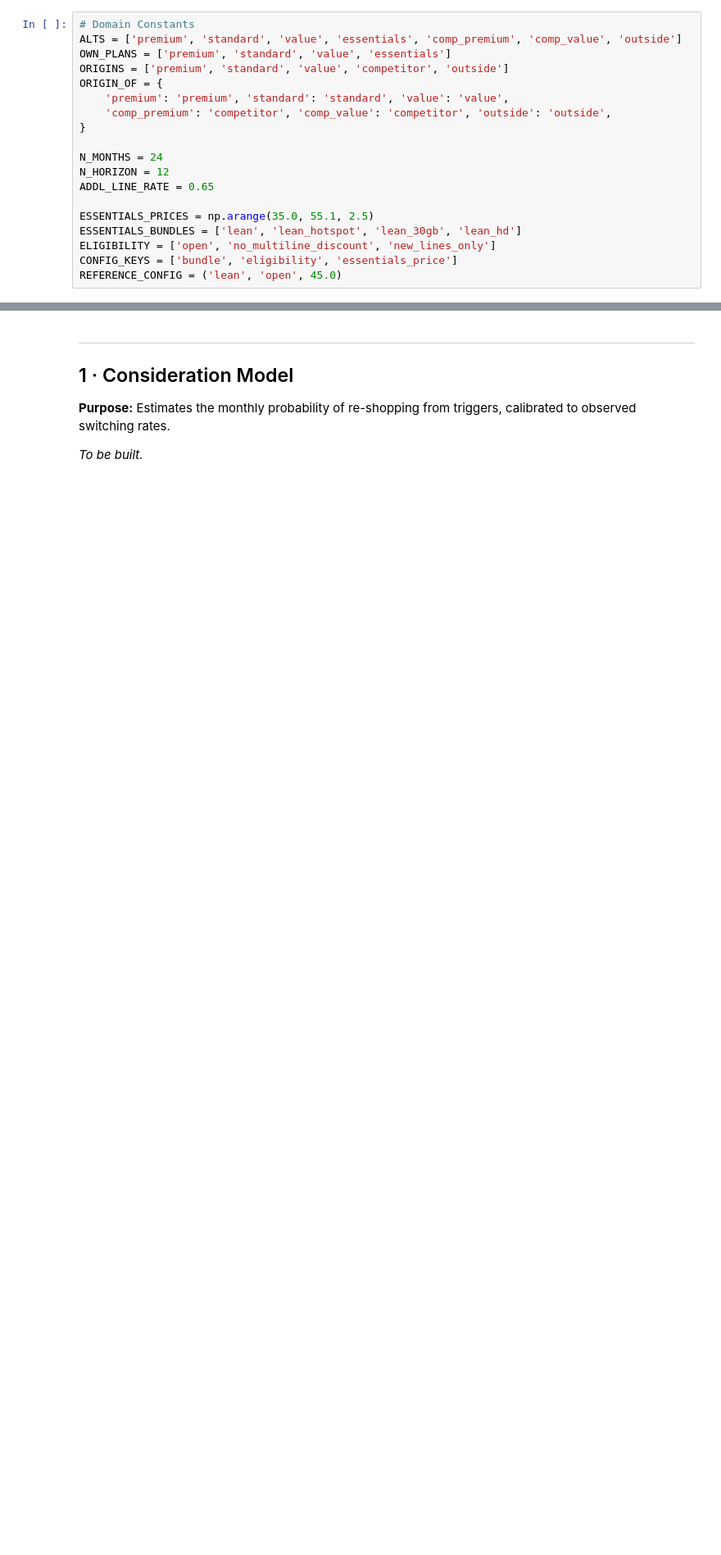
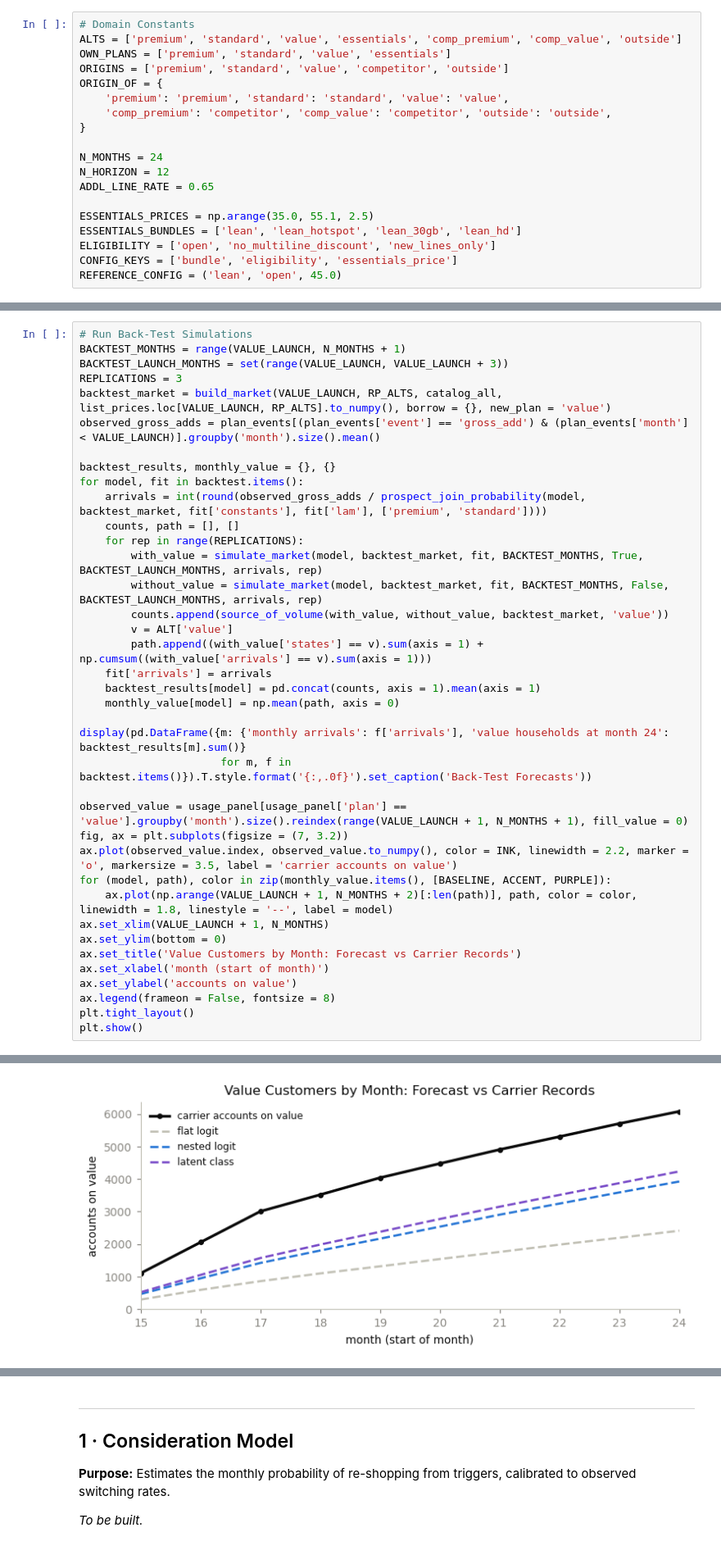
Before and after one commit to paforsey/data-science-portfolio, a Jupyter notebook: case-studies/rate-plan-cannibalization/02_launch_forecast.ipynb, the cells around one changed output, grey strips where cells are left out. Shown at 82% size. Cells and saved outputs as stored; diff of their text form; blank space fills up the shorter version.

```diff
--- a/case-studies/rate-plan-cannibalization/02_launch_forecast.ipynb
+++ b/case-studies/rate-plan-cannibalization/02_launch_forecast.ipynb
@@ -170,0 +665,39 @@ REFERENCE_CONFIG = ('lean', 'open', 45.0)
+# %%
+# Run Back-Test Simulations
+BACKTEST_MONTHS = range(VALUE_LAUNCH, N_MONTHS + 1)
+BACKTEST_LAUNCH_MONTHS = set(range(VALUE_LAUNCH, VALUE_LAUNCH + 3))
+REPLICATIONS = 3
+backtest_market = build_market(VALUE_LAUNCH, RP_ALTS, catalog_all, list_prices.loc[VALUE_LAUNCH, RP_ALTS].to_numpy(), borrow = {}, new_plan = 'value')
+observed_gross_adds = plan_events[(plan_events['event'] == 'gross_add') & (plan_events['month'] < VALUE_LAUNCH)].groupby('month').size().mean()
+
+backtest_results, monthly_value = {}, {}
+for model, fit in backtest.items():
+    arrivals = int(round(observed_gross_adds / prospect_join_probability(model, backtest_market, fit['constants'], fit['lam'], ['premium', 'standard'])))
+    counts, path = [], []
+    for rep in range(REPLICATIONS):
+        with_value = simulate_market(model, backtest_market, fit, BACKTEST_MONTHS, True, BACKTEST_LAUNCH_MONTHS, arrivals, rep)
+        without_value = simulate_market(model, backtest_market, fit, BACKTEST_MONTHS, False, BACKTEST_LAUNCH_MONTHS, arrivals, rep)
+        counts.append(source_of_volume(with_value, without_value, backtest_market, 'value'))
+        v = ALT['value']
+        path.append((with_value['states'] == v).sum(axis = 1) + np.cumsum((with_value['arrivals'] == v).sum(axis = 1)))
+    fit['arrivals'] = arrivals
+    backtest_results[model] = pd.concat(counts, axis = 1).mean(axis = 1)
+    monthly_value[model] = np.mean(path, axis = 0)
+
+display(pd.DataFrame({m: {'monthly arrivals': f['arrivals'], 'value households at month 24': backtest_results[m].sum()}
+                      for m, f in backtest.items()}).T.style.format('{:,.0f}').set_caption('Back-Test Forecasts'))
+
+observed_value = usage_panel[usage_panel['plan'] == 'value'].groupby('month').size().reindex(range(VALUE_LAUNCH + 1, N_MONTHS + 1), fill_value = 0)
+fig, ax = plt.subplots(figsize = (7, 3.2))
+ax.plot(observed_value.index, observed_value.to_numpy(), color = INK, linewidth = 2.2, marker = 'o', markersize = 3.5, label = 'carrier accounts on value')
+for (model, path), color in zip(monthly_value.items(), [BASELINE, ACCENT, PURPLE]):
+    ax.plot(np.arange(VALUE_LAUNCH + 1, N_MONTHS + 2)[:len(path)], path, color = color, linewidth = 1.8, linestyle = '--', label = model)
+ax.set_xlim(VALUE_LAUNCH + 1, N_MONTHS)
+ax.set_ylim(bottom = 0)
+ax.set_title('Value Customers by Month: Forecast vs Carrier Records')
+ax.set_xlabel('month (start of month)')
+ax.set_ylabel('accounts on value')
+ax.legend(frameon = False, fontsize = 8)
+plt.tight_layout()
+plt.show()
+# %% [output]
@@ -170,0 +709 @@ REFERENCE_CONFIG = ('lean', 'open', 45.0)
+[figure, added]
```
Also changed, not shown: parts of 15 cells of this notebook.
